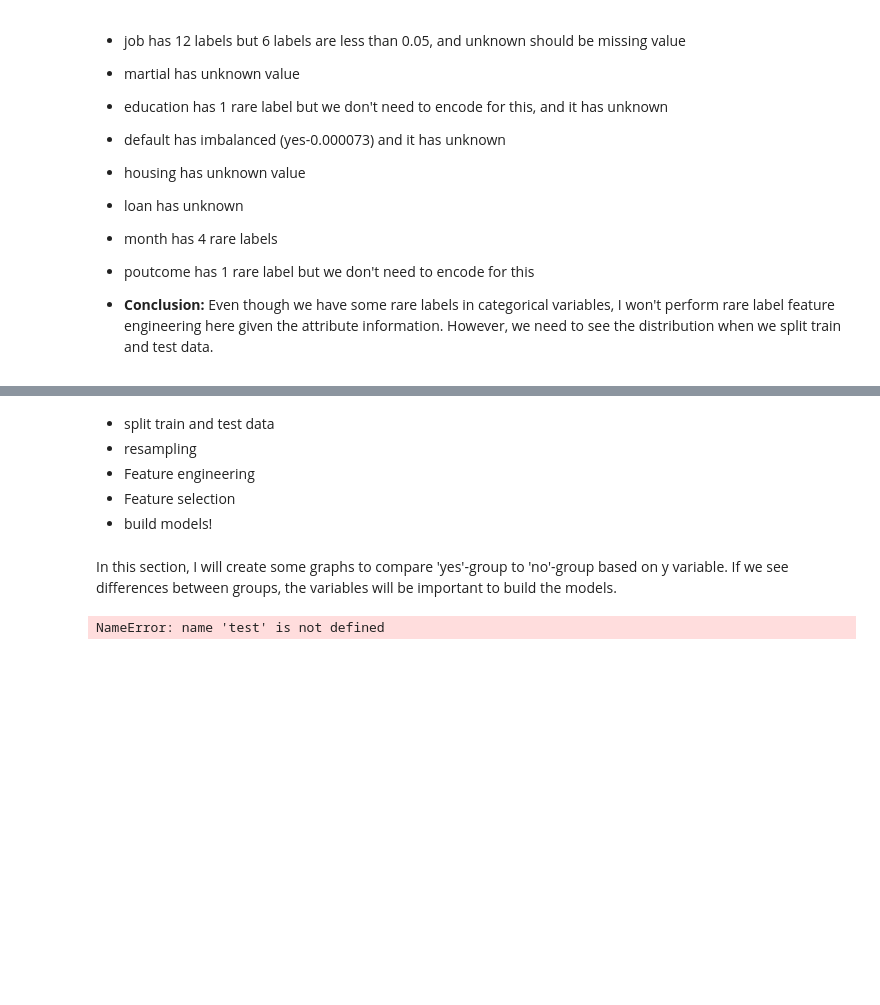
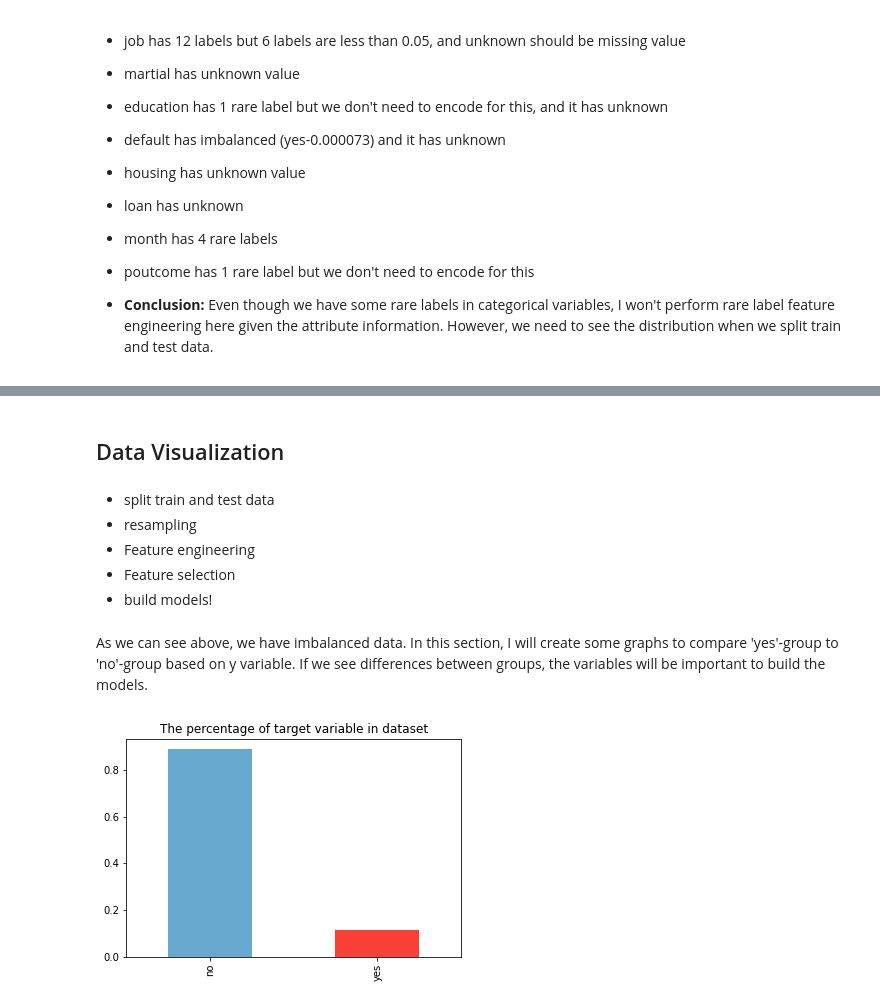
Before and after one commit to zoeyejiseoung/BankMarketing, a Jupyter notebook: Bank_Marketing_EDA.ipynb, the cells around one changed output, grey strips where cells are left out. Drawn from its saved outputs; the diff is of its cells as text; code cells hidden in the pictures; blank space fills up the shorter version.

```diff
--- a/Bank_Marketing_EDA.ipynb
+++ b/Bank_Marketing_EDA.ipynb
@@ -404,12 +429,17 @@ Name: poutcome, dtype: float64
+# %% [markdown]
+## Data Visualization
 # %% [markdown]
 - split train and test data
 - resampling
 - Feature engineering
 - Feature selection
 - build models!
-# %% [markdown]
-In this section, I will create some graphs to compare 'yes'-group to 'no'-group based on y variable. If we see differences between groups, the variables will be important to build the models.
-# %%
-test
-# %% [output]
-NameError: name 'test' is not defined
+# %% [markdown]
+As we can see above, we have imbalanced data. In this section, I will create some graphs to compare 'yes'-group to 'no'-group based on y variable. If we see differences between groups, the variables will be important to build the models.
+# %%
+# target variable distribution
+
+((data[target].value_counts()) / len(data)).plot.bar(color=['#67a9cf','#FA4035'])
+plt.title('The percentage of target variable in dataset');
+# %% [output]
+[figure, added]
```
Also changed, not shown: parts of 34 cells of this notebook.
